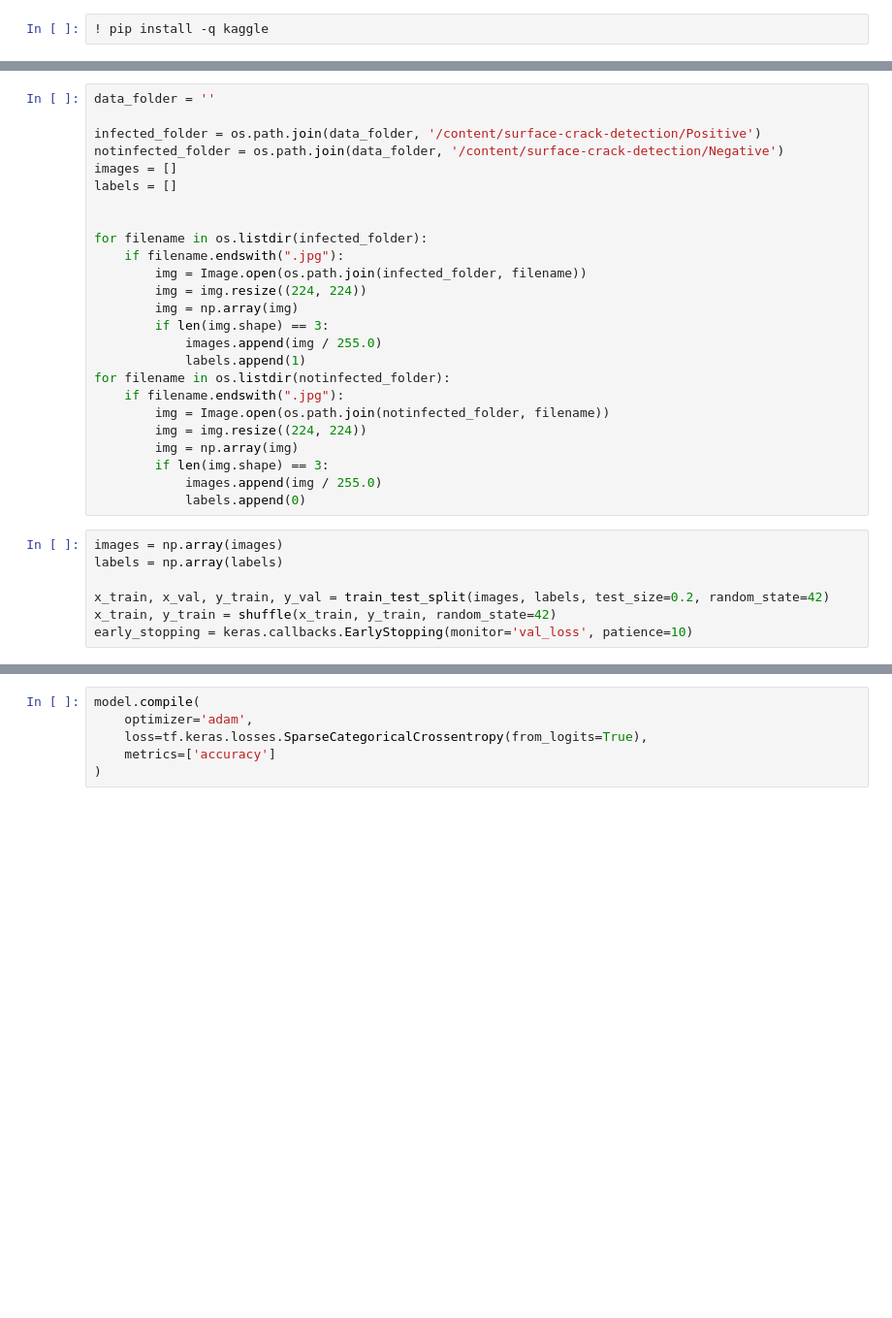
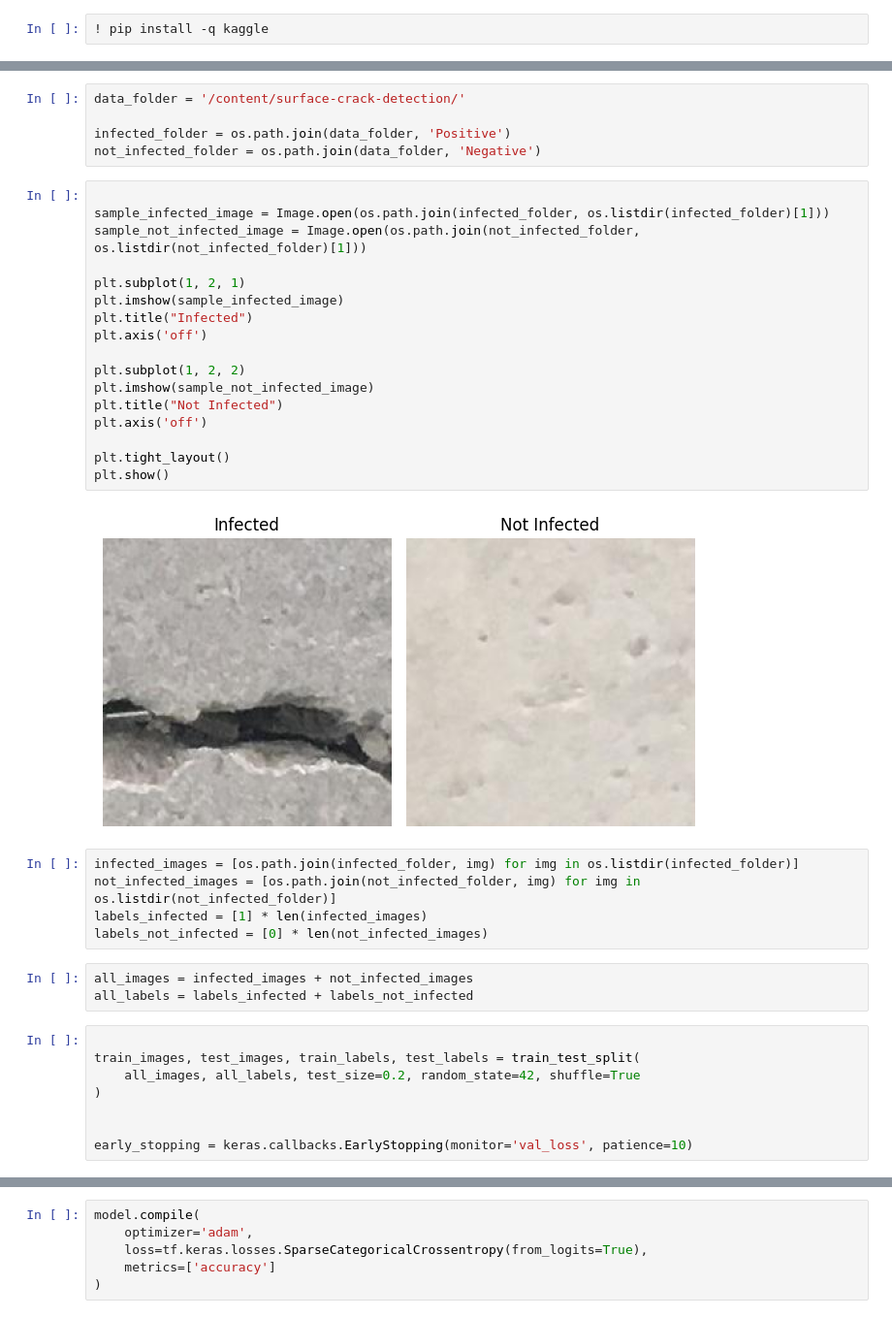
Before and after one commit to alyilmaz99/surface_crack_cnn_detect, a Jupyter notebook: surface_crack_cnn_detect.ipynb, the cells around one changed output, grey strips where cells are left out. Shown: that part at 97% size. Saved outputs shown, nothing was run; the diff lists cells and outputs as text; blank space fills up the shorter version.

```diff
--- a/surface_crack_cnn_detect.ipynb
+++ b/surface_crack_cnn_detect.ipynb
@@ -29,32 +28,40 @@ Downloading surface-crack-detection.zip to ./surface-crack-detection
-# %%
-data_folder = ''
-
-infected_folder = os.path.join(data_folder, '/content/surface-crack-detection/Positive')
-notinfected_folder = os.path.join(data_folder, '/content/surface-crack-detection/Negative')
-images = []
-labels = []
-
-
-for filename in os.listdir(infected_folder):
-    if filename.endswith(".jpg"):
-        img = Image.open(os.path.join(infected_folder, filename))
-        img = img.resize((224, 224))
-        img = np.array(img)
-        if len(img.shape) == 3:
-            images.append(img / 255.0)
-            labels.append(1)
-for filename in os.listdir(notinfected_folder):
-    if filename.endswith(".jpg"):
-        img = Image.open(os.path.join(notinfected_folder, filename))
-        img = img.resize((224, 224))
-        img = np.array(img)
-        if len(img.shape) == 3:
-            images.append(img / 255.0)
-            labels.append(0)
+# %%
+data_folder = '/content/surface-crack-detection/'
+
+infected_folder = os.path.join(data_folder, 'Positive')
+not_infected_folder = os.path.join(data_folder, 'Negative')
+# %%
+
+sample_infected_image = Image.open(os.path.join(infected_folder, os.listdir(infected_folder)[1]))
+sample_not_infected_image = Image.open(os.path.join(not_infected_folder, os.listdir(not_infected_folder)[1]))
+
+plt.subplot(1, 2, 1)
+plt.imshow(sample_infected_image)
+plt.title("Infected")
+plt.axis('off')
+
+plt.subplot(1, 2, 2)
+plt.imshow(sample_not_infected_image)
+plt.title("Not Infected")
+plt.axis('off')
+
+plt.tight_layout()
+plt.show()
+# %% [output]
+[figure, added]
+# %%
+infected_images = [os.path.join(infected_folder, img) for img in os.listdir(infected_folder)]
+not_infected_images = [os.path.join(not_infected_folder, img) for img in os.listdir(not_infected_folder)]
+labels_infected = [1] * len(infected_images)
+labels_not_infected = [0] * len(not_infected_images)
+# %%
+all_images = infected_images + not_infected_images
+all_labels = labels_infected + labels_not_infected
 # %%
-images = np.array(images)
-labels = np.array(labels)
 
-x_train, x_val, y_train, y_val = train_test_split(images, labels, test_size=0.2, random_state=42)
-x_train, y_train = shuffle(x_train, y_train, random_state=42)
+train_images, test_images, train_labels, test_labels = train_test_split(
+    all_images, all_labels, test_size=0.2, random_state=42, shuffle=True
+)
+
+
 early_stopping = keras.callbacks.EarlyStopping(monitor='val_loss', patience=10)
```
Also changed, not shown: parts of 9 cells of this notebook.
